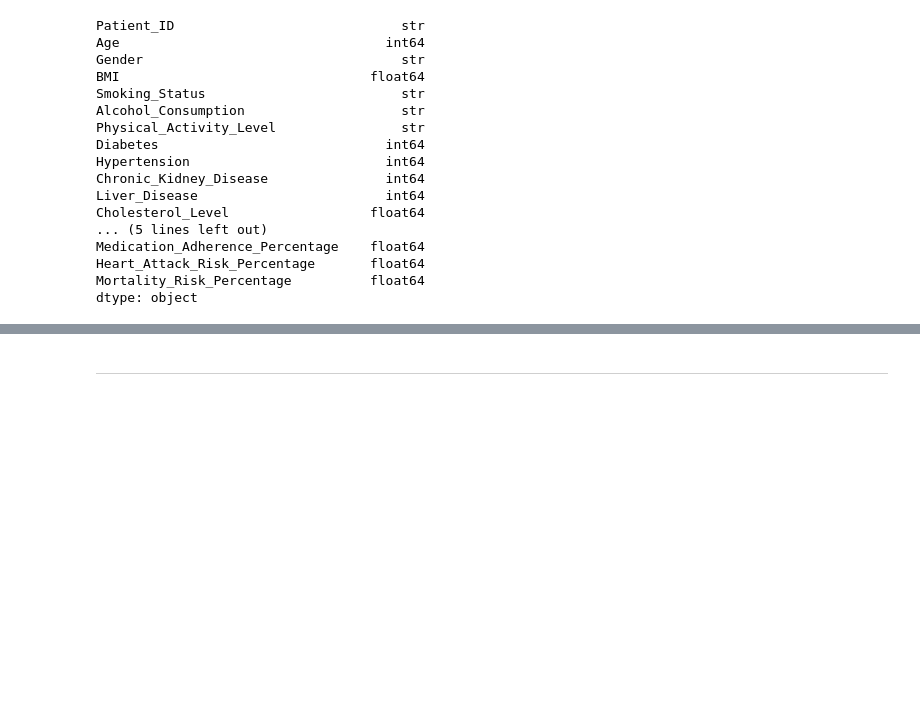
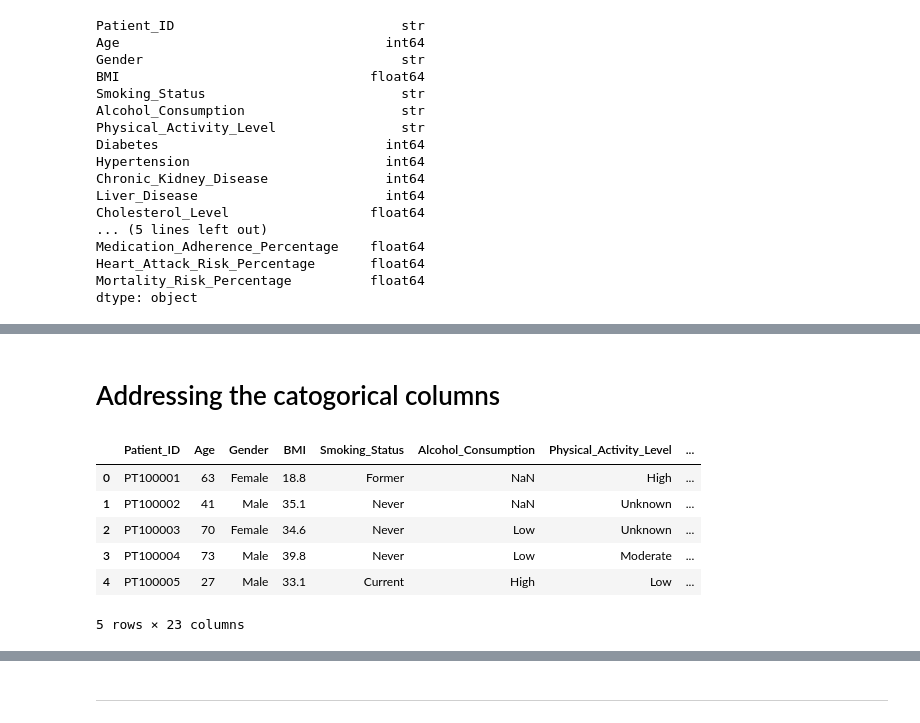
Before and after one commit to ghargelg-code26/CoRiskAnalyzer, a Jupyter notebook: jupyter_notebooks/Co_Risk_analyzer.ipynb, the cells around one changed output, grey strips where cells are left out. Cells and saved outputs as stored; diff of their text form; code cells hidden in the pictures; blank space fills up the shorter version.

```diff
--- a/jupyter_notebooks/Co_Risk_analyzer.ipynb
+++ b/jupyter_notebooks/Co_Risk_analyzer.ipynb
@@ -203,0 +296,27 @@ dtype: object
+# %% [markdown]
+# Addressing the catogorical columns
+# %%
+# Smoking status fill and simplifying the missing values to 'Unknown'
+if 'Smoking_Status' in df.columns:
+    df['Smoking_Status'] = df['Smoking_Status'].fillna('Unknown')
+
+# Physical Activity Level fill and simplifying the missing values to'Unknown'
+if 'Physical_Activity_Level' in df.columns:
+    df['Physical_Activity_Level'] = df['Physical_Activity_Level'].fillna('Unknown')
+
+# Create comorbidity_count for each patient by counting the number of comorbidities they have. We will consider the following columns as comorbidities: 'Diabetes', 'Hypertension', 'Heart_Disease', 'Chronic_Kidney_Disease', 'Chronic_Lung_Disease', 'Cancer', 'Stroke', 'Obesity', 'Depression', 'Anxiety'. We will create a new column called 'comorbidity_count' that will contain the count of comorbidities for each patient.
+comorbidity_cols = ['Diabetes', 'Hypertension', 'Chronic_Kidney_Disease', 'Liver_Disease']
+df['comorbidity_count'] = df[comorbidity_cols].fillna(0).astype(int).sum(axis=1)
+
+# Create risk flags
+df['SBP_high'] = (df['Systolic_BP'] > 140).astype(int)
+df['Low_Adherence'] = (df['Medication_Adherence_Percentage'] < 80).astype(int)
+df.head()
+# %% [output]
+|  | Patient_ID | Age | Gender | BMI | Smoking_Status | Alcohol_Consumption | Physical_Activity_Level | ... |
+| 0 | PT100001 | 63 | Female | 18.8 | Former | NaN | High | ... |
+| 1 | PT100002 | 41 | Male | 35.1 | Never | NaN | Unknown | ... |
+| 2 | PT100003 | 70 | Female | 34.6 | Never | Low | Unknown | ... |
+| 3 | PT100004 | 73 | Male | 39.8 | Never | Low | Moderate | ... |
+| 4 | PT100005 | 27 | Male | 33.1 | Current | High | Low | ... |
+5 rows × 23 columns
```
Also changed, not shown: parts of 25 cells of this notebook.
